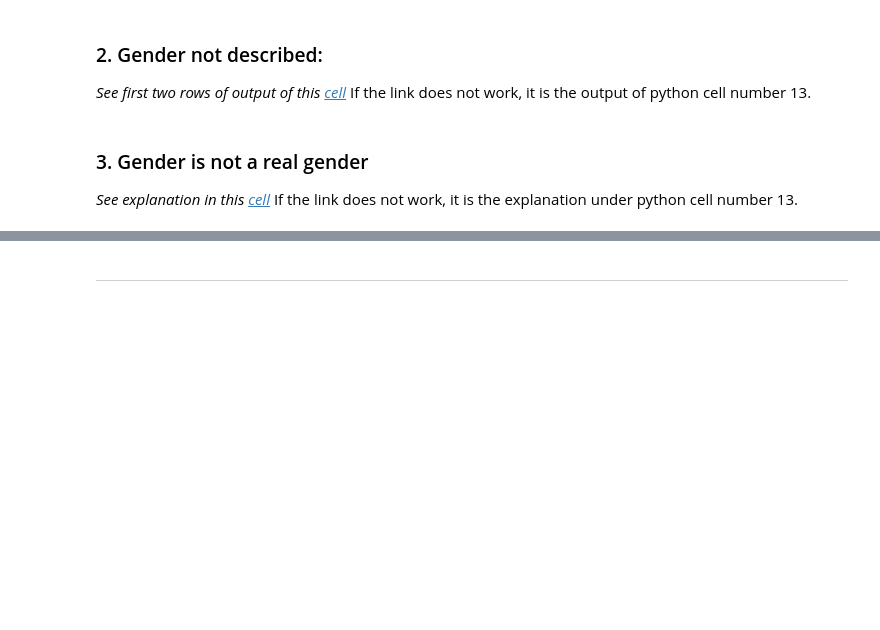
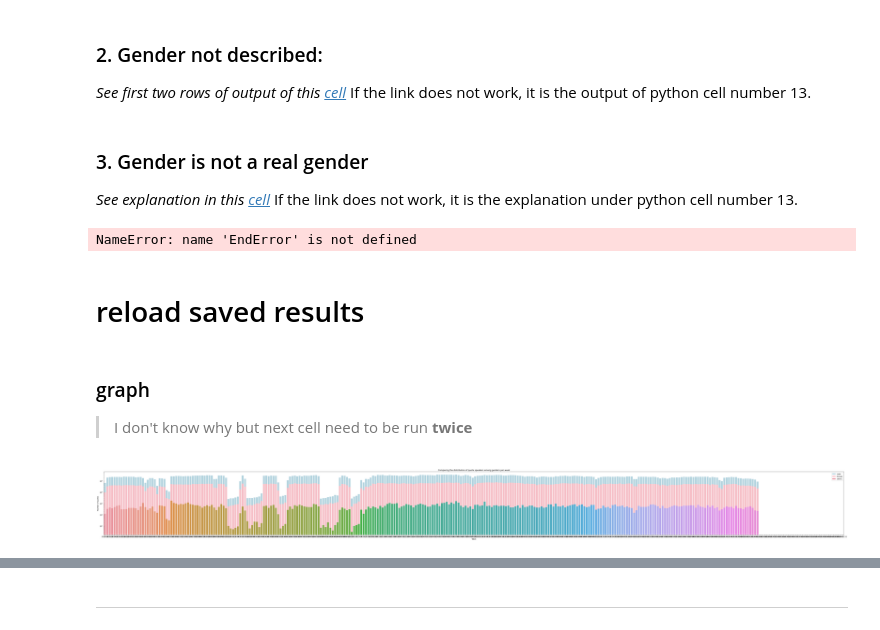
Before and after one commit to epfl-ada/ada-2021-project-adacadabras, a Jupyter notebook: data_processing.ipynb, the cells around one changed output, grey strips where cells are left out. Saved outputs shown, nothing was run; the diff lists cells and outputs as text; code cells hidden in the pictures; blank space fills up the shorter version.

```diff
--- a/data_processing.ipynb
+++ b/data_processing.ipynb
@@ -55,5 +55,7 @@ from scipy import stats
 
 import helper
 # %%
-PATH_DATA = 'data/'
+PATH_DATA = './../data/'
 PATH_PARQUET = PATH_DATA + 'parquet/'
+PATH_DATA_OUT = PATH_DATA + 'counts/'
+PATH_DATA_RESULT = './results/counts/' # ! in github repo, not local file
@@ -73,3 +68,7 @@ QUOTES_FILE
+# %%
+# Process one file at a time -> need to select a specific year
+year = 2019 # available: from 2015 to 2020
+QUOTES_FILE = PATH_DATA + f'quotes-{year}.json.bz2'
 # %%
 PARQUET_FILE = PATH_PARQUET + 'speaker_attributes.parquet'
 WIKIDATA_LABELS_FILE = PATH_PARQUET + 'wikidata_labels_descriptions_quotebank.csv.bz2'
@@ -503,3 +543,51 @@ If the link does not work, it is the output of python cell number 13.
 ### 3. Gender is not a real gender
 *See explanation in this [cell](#error2)*
 If the link does not work, it is the explanation under python cell number 13.
+# %%
+# Error to stop compilation of notebook:
+EndError
+# %% [output]
+NameError: name 'EndError' is not defined
+# %% [markdown]
+<a id='all_weeks'></a>
+# reload saved results
+# %%
+years = range(2015, 2021)
+counts = [PATH_DATA_RESULT + f'{year}_count.csv' for year in years]
+df_counts = []
+for count in counts:
+    df_counts.append(pd.read_csv(count, index_col='Unnamed: 0'))
+
+df_all = pd.DataFrame()
+week53 = pd.DataFrame()
+for df, year in zip(df_counts, years):
+    df = df.drop('sum')
+    df.iloc[0:1] = df.iloc[0:1].add(week53, fill_value=0)
+    week53 = df.iloc[-1:]
+    df['year'] = year
+    df['week'] = df.index.astype(int)
+    df['idx'] = str(year) + ' - ' +df.index
+    df_all = df_all.append(df.iloc[:-1]) # lost week 53 of last year (but as it ends at week 16: OK)
+df_plot = df_all.copy().set_index('idx')
+df_all.set_index(['week', 'year'] ,inplace=True)
+# %% [markdown]
+### graph
+> I don't know why but next cell need to be run **twice**
+# %%
+%%time
+
+ax = sns.barplot(x=df_plot.index,y=df_plot.male, color='lightblue', label='male')
+ax = sns.barplot(x=df_plot.index,y=df_plot.female, color='lightpink', label='female')
+ax = sns.barplot(x=df_plot.index,y=df_plot.others, label='others')
+plt.yscale('log')
+
+#ax.axvlines(x=df_plot.index[7]) # want to add vertival line btwn years
+
+plt.xlabel('Week')
+plt.ylabel('Number of quotes')
+plt.title('Comparing the distribution of quote speakers among genders per week')
+plt.legend()
+plt.rcParams['figure.figsize'] = (80,7)
+plt.show()
+# %% [output]
+[figure, added]
```
Also changed, not shown: parts of 18 cells of this notebook, 15 other files.
